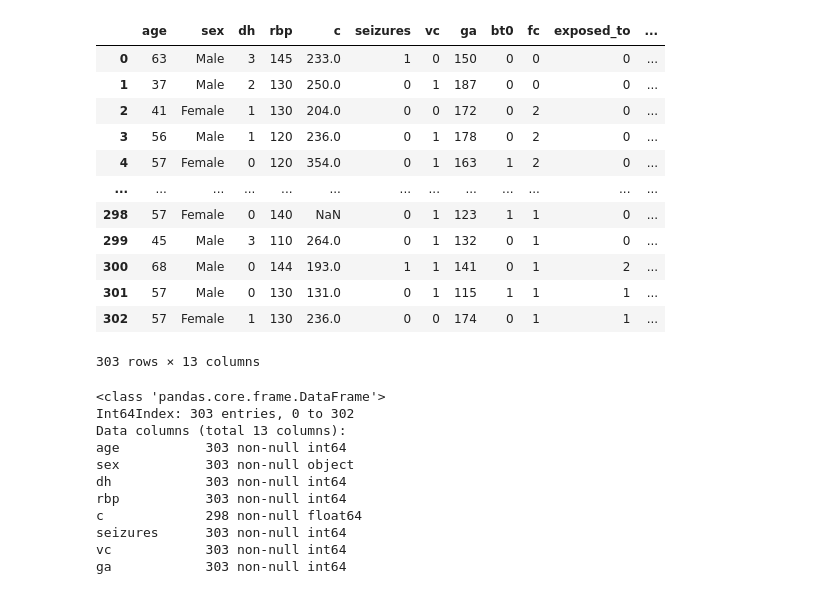
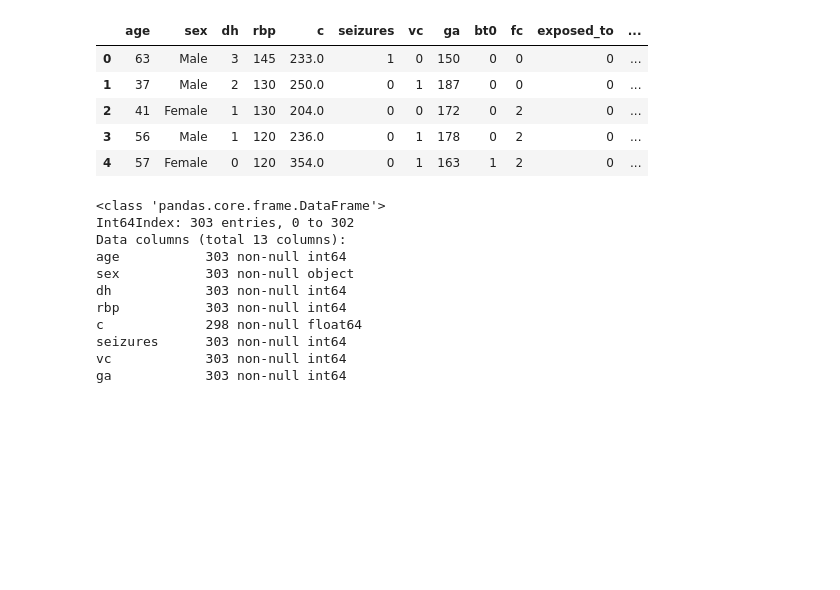
Before and after one commit to cinlaozdemir/community-day, a Jupyter notebook: data-cleaning.ipynb, the cells around one changed output. Saved outputs shown, nothing was run; the diff lists cells and outputs as text; code cells hidden in the pictures; blank space fills up the shorter version.

```diff
--- a/data-cleaning.ipynb
+++ b/data-cleaning.ipynb
@@ -4,21 +7,14 @@ import numpy as np
 # %%
 cholera = pd.read_csv("./data/cholera-dataset.csv", index_col=0)
 # %%
-cholera
+cholera.head()
 # %% [output]
 |  | age | sex | dh | rbp | c | seizures | vc | ga | bt0 | fc | exposed_to | ... |
 | 0 | 63 | Male | 3 | 145 | 233.0 | 1 | 0 | 150 | 0 | 0 | 0 | ... |
 | 1 | 37 | Male | 2 | 130 | 250.0 | 0 | 1 | 187 | 0 | 0 | 0 | ... |
 | 2 | 41 | Female | 1 | 130 | 204.0 | 0 | 0 | 172 | 0 | 2 | 0 | ... |
 | 3 | 56 | Male | 1 | 120 | 236.0 | 0 | 1 | 178 | 0 | 2 | 0 | ... |
 | 4 | 57 | Female | 0 | 120 | 354.0 | 0 | 1 | 163 | 1 | 2 | 0 | ... |
-| ... | ... | ... | ... | ... | ... | ... | ... | ... | ... | ... | ... | ... |
-| 298 | 57 | Female | 0 | 140 | NaN | 0 | 1 | 123 | 1 | 1 | 0 | ... |
-| 299 | 45 | Male | 3 | 110 | 264.0 | 0 | 1 | 132 | 0 | 1 | 0 | ... |
-| 300 | 68 | Male | 0 | 144 | 193.0 | 1 | 1 | 141 | 0 | 1 | 2 | ... |
-| 301 | 57 | Male | 0 | 130 | 131.0 | 0 | 1 | 115 | 1 | 1 | 1 | ... |
-| 302 | 57 | Female | 1 | 130 | 236.0 | 0 | 0 | 174 | 0 | 1 | 1 | ... |
-303 rows × 13 columns
 # %%
 cholera.info()
 # %% [output]
```
Also changed, not shown: parts of 18 cells of this notebook, 1 other file.
